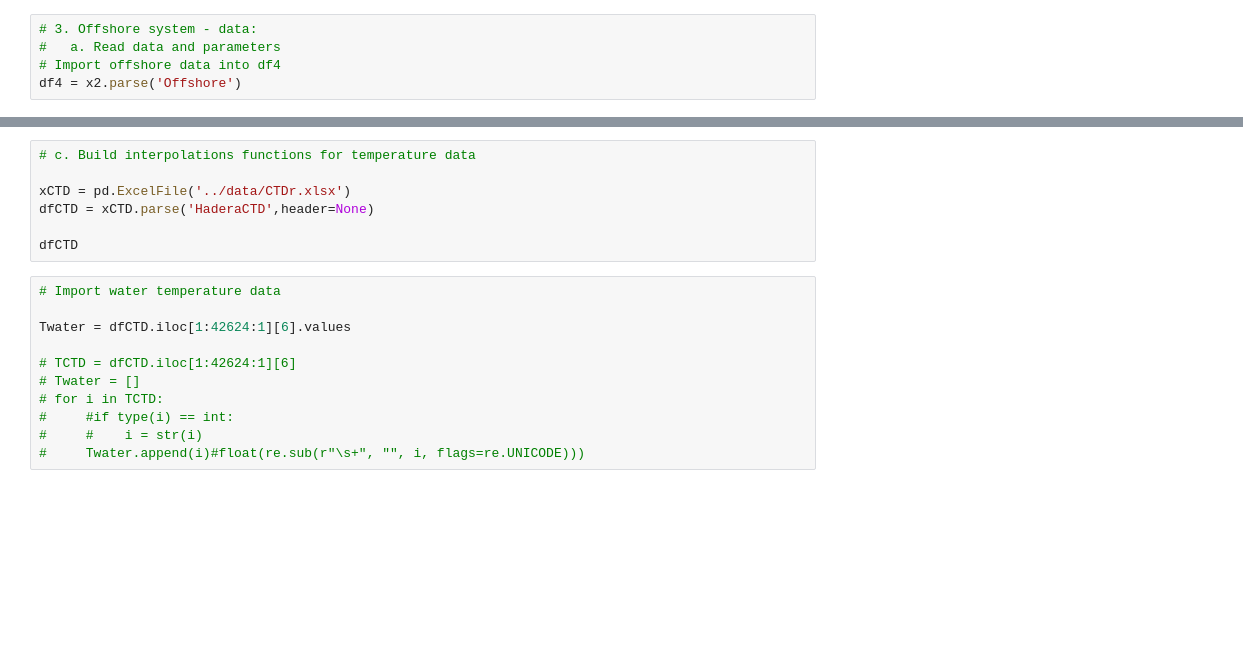
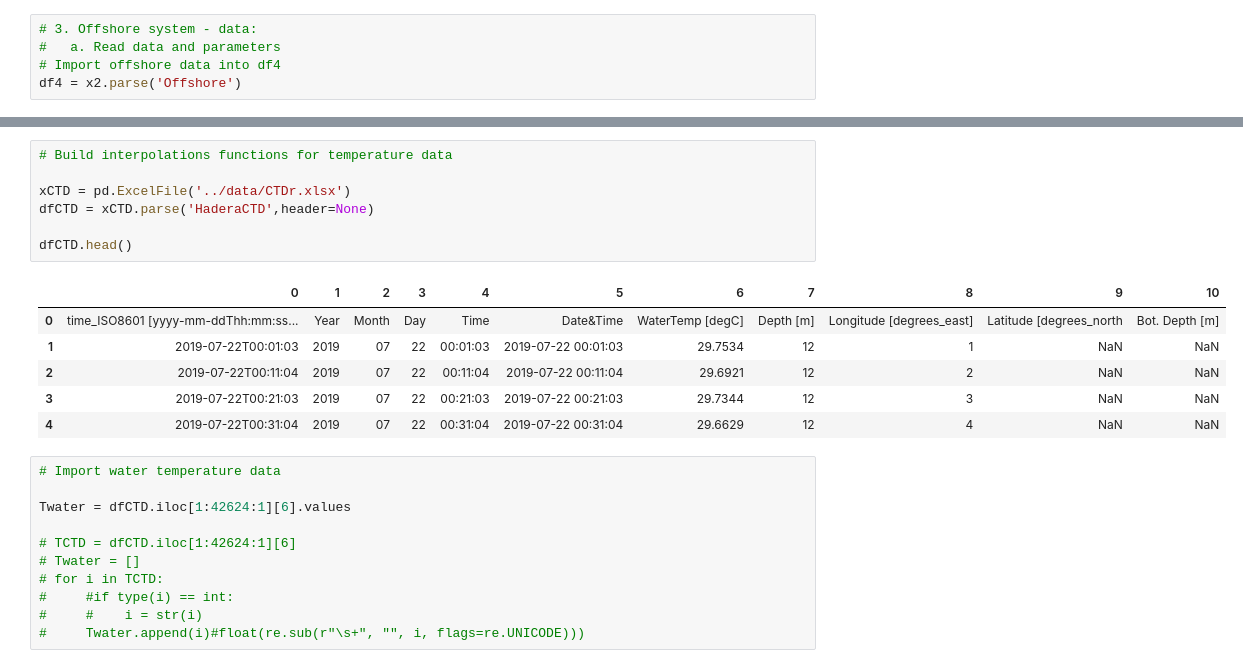
Before and after one commit to meironz/Meiron_model, a Jupyter notebook: notebooks/3_Reverse_engineering_Offshore_Next.ipynb, the cells around one changed output, grey strips where cells are left out. Drawn from its saved outputs; the diff is of its cells as text; blank space fills up the shorter version.

```diff
--- a/notebooks/3_Reverse_engineering_Offshore_Next.ipynb
+++ b/notebooks/3_Reverse_engineering_Offshore_Next.ipynb
@@ -128,10 +124,17 @@ df4Reduced
 # %%
-# c. Build interpolations functions for temperature data
+# Build interpolations functions for temperature data
 
 xCTD = pd.ExcelFile('../data/CTDr.xlsx')
 dfCTD = xCTD.parse('HaderaCTD',header=None)
 
-dfCTD
+dfCTD.head()
+# %% [output]
+|  | 0 | 1 | 2 | 3 | 4 | 5 | 6 | 7 | 8 | 9 | 10 |
+| 0 | time_ISO8601 [yyyy-mm-ddThh:mm:ss... | Year | Month | Day | Time | Date&Time | WaterTemp [degC] | Depth [m] | Longitude [degrees_east] | Latitude [degrees_north | Bot. Depth [m] |
+| 1 | 2019-07-22T00:01:03 | 2019 | 07 | 22 | 00:01:03 | 2019-07-22 00:01:03 | 29.7534 | 12 | 1 | NaN | NaN |
+| 2 | 2019-07-22T00:11:04 | 2019 | 07 | 22 | 00:11:04 | 2019-07-22 00:11:04 | 29.6921 | 12 | 2 | NaN | NaN |
+| 3 | 2019-07-22T00:21:03 | 2019 | 07 | 22 | 00:21:03 | 2019-07-22 00:21:03 | 29.7344 | 12 | 3 | NaN | NaN |
+| 4 | 2019-07-22T00:31:04 | 2019 | 07 | 22 | 00:31:04 | 2019-07-22 00:31:04 | 29.6629 | 12 | 4 | NaN | NaN |
 # %%
 # Import water temperature data
 
```
Also changed, not shown: parts of 36 cells of this notebook, 1 other file.
